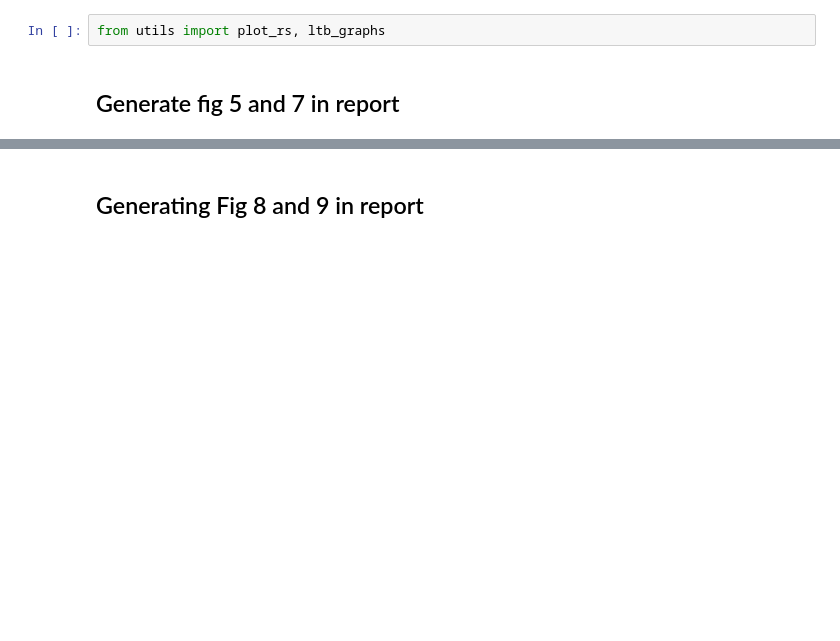
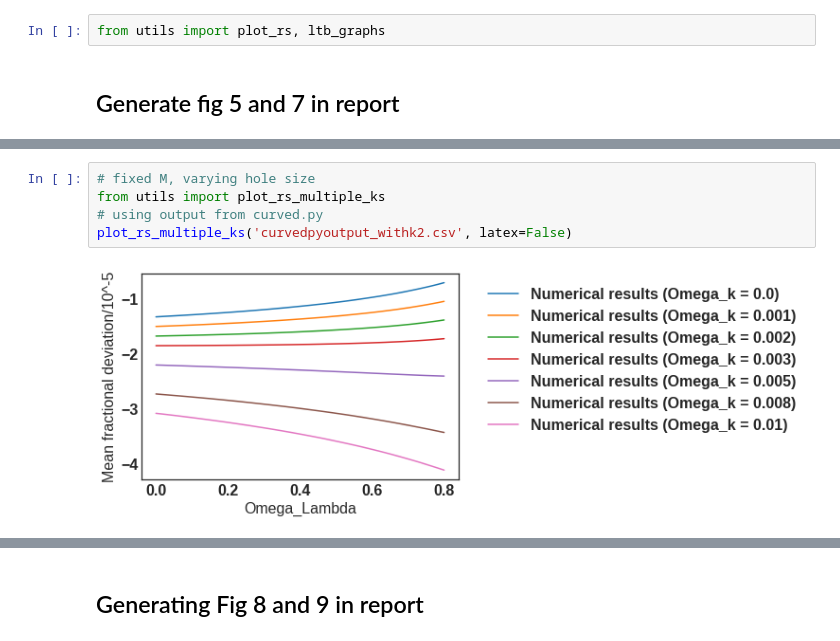
Before and after one commit to lingxz/lightbending, a Jupyter notebook: produce_plot.ipynb, the cells around one changed output, grey strips where cells are left out. Drawn from its saved outputs; the diff is of its cells as text; blank space fills up the shorter version.

```diff
--- a/produce_plot.ipynb
+++ b/produce_plot.ipynb
@@ -19,0 +31,7 @@ plot_rs('data/curvedpyoutput.csv', plot_ishak=True, plot_kantowski=True, latex=T
+# %%
+# fixed M, varying hole size
+from utils import plot_rs_multiple_ks
+# using output from curved.py
+plot_rs_multiple_ks('curvedpyoutput_withk2.csv', latex=False)
+# %% [output]
+[figure, added]
```
Also changed, not shown: parts of 5 cells of this notebook, 8 other files.
